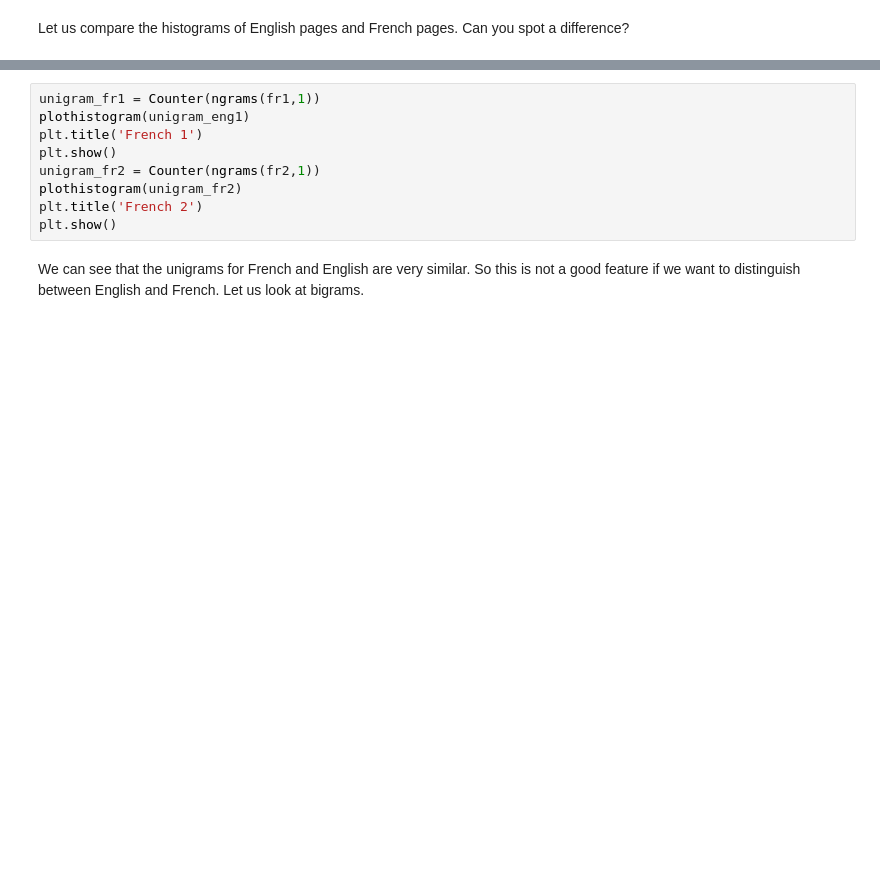
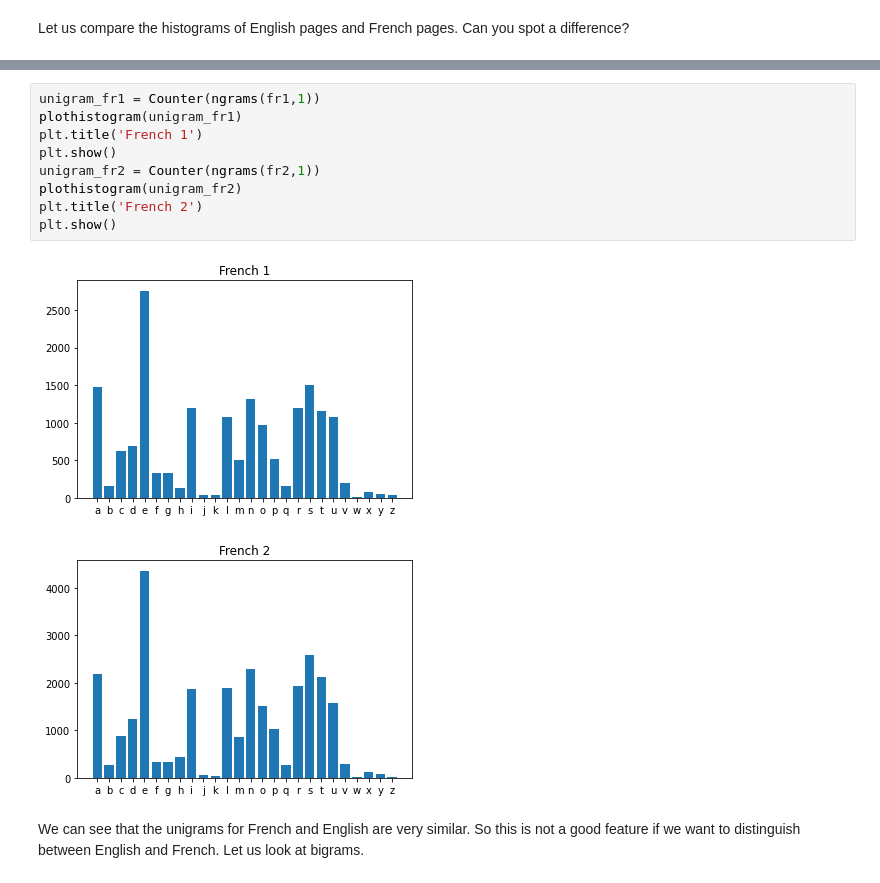
Before and after one commit to Debdutta0507/College, a Jupyter notebook: Lab1_Features.ipynb, the cells around one changed output, grey strips where cells are left out. Cells and saved outputs as stored; diff of their text form; blank space fills up the shorter version.

```diff
--- a/Lab1_Features.ipynb
+++ b/Lab1_Features.ipynb
@@ -91,11 +149,14 @@ plt.show()
 # %%
 unigram_fr1 = Counter(ngrams(fr1,1))
-plothistogram(unigram_eng1)
+plothistogram(unigram_fr1)
 plt.title('French 1')
 plt.show()
 unigram_fr2 = Counter(ngrams(fr2,1))
 plothistogram(unigram_fr2)
 plt.title('French 2')
 plt.show()
+# %% [output]
+[figure, added]
+[figure, added]
 # %% [markdown]
 We can see that the unigrams for French and English are very similar. So this is not a good feature if we want to distinguish between English and French. Let us look at bigrams.
```
Also changed, not shown: parts of 36 cells of this notebook.
